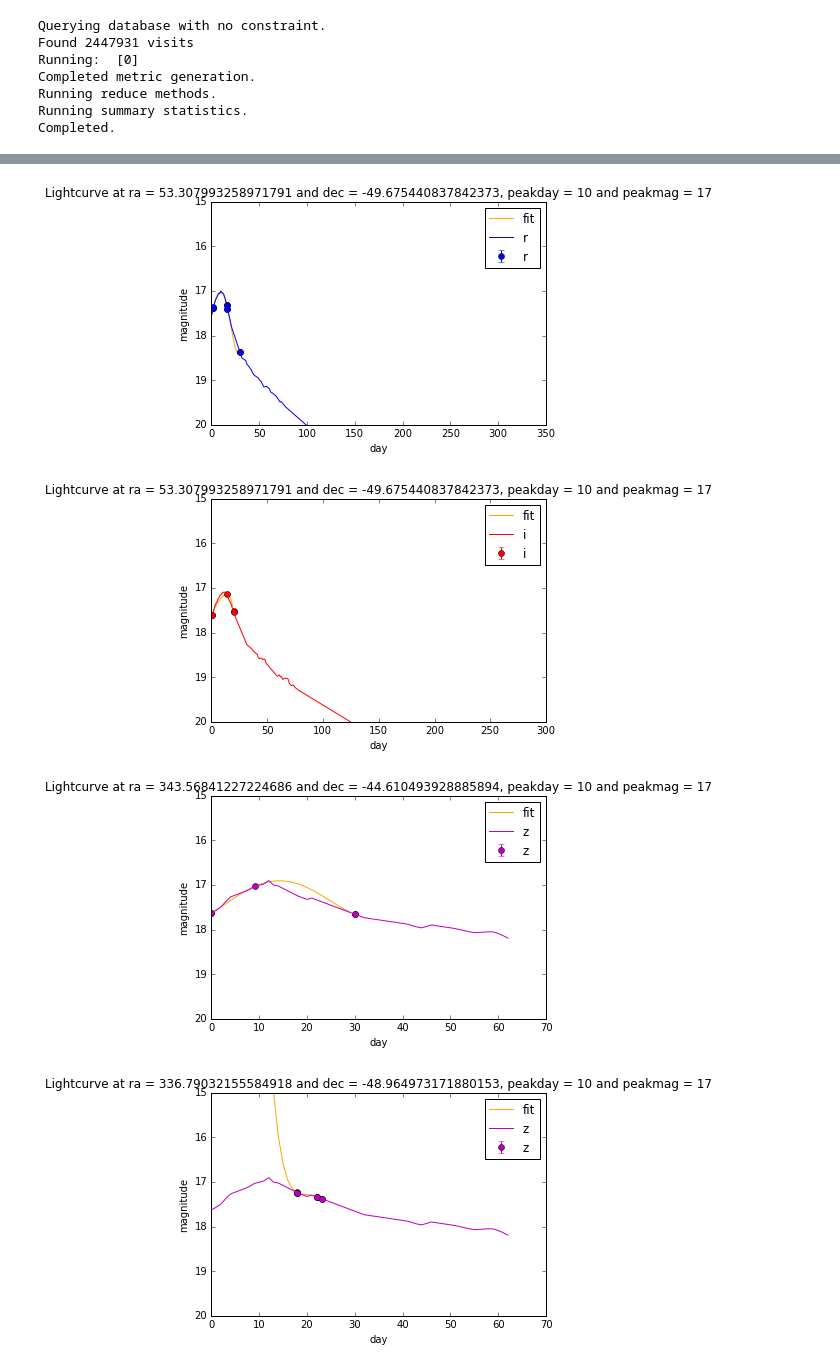
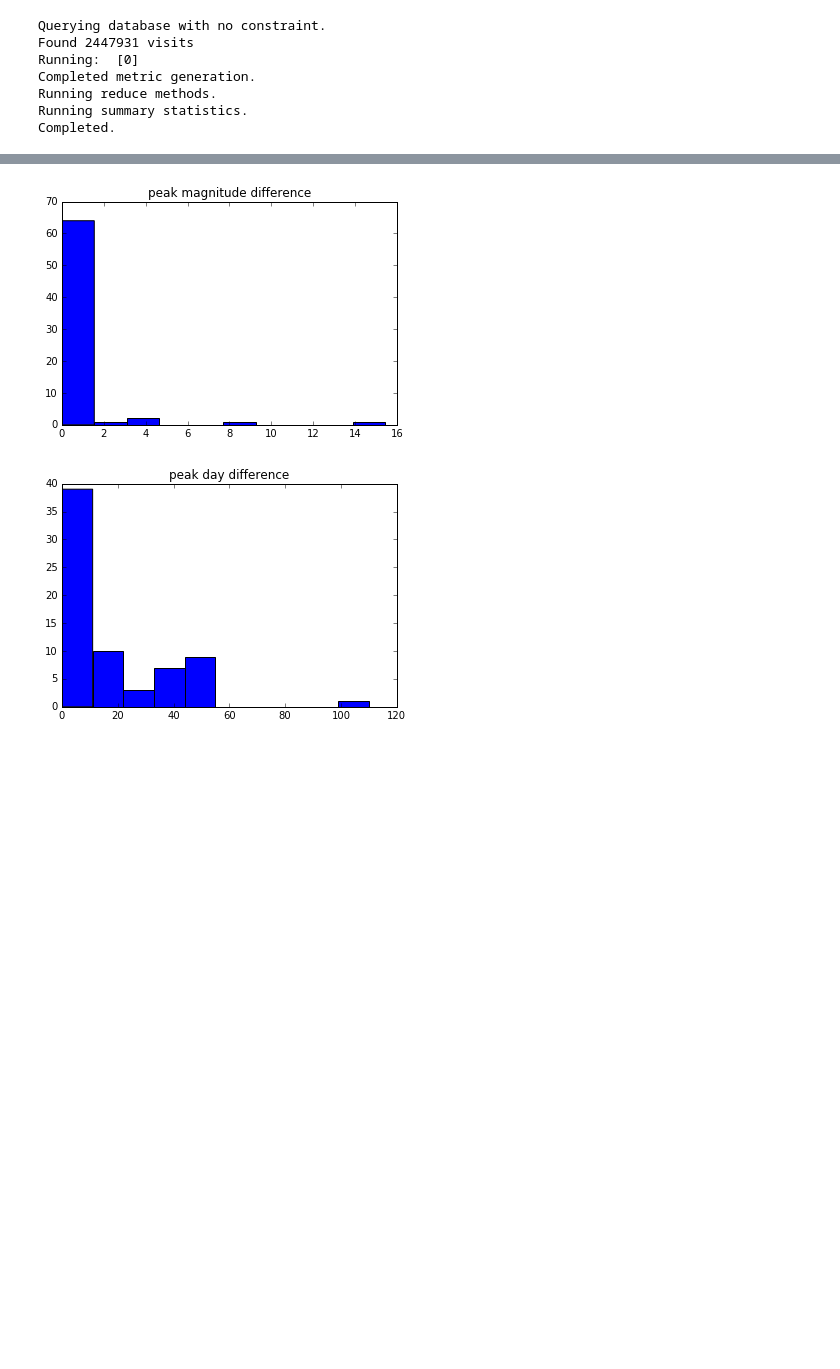
Before and after one commit to hbowden3/LSST_Supernova, a Jupyter notebook: Supernova Resample with Polynomials.ipynb, the cells around one changed output, grey strips where cells are left out. Cells and saved outputs as stored; diff of their text form; code cells hidden in the pictures; blank space fills up the shorter version.

```diff
--- a/Supernova Resample with Polynomials.ipynb
+++ b/Supernova Resample with Polynomials.ipynb
@@ -272,30 +295,46 @@ def resampled_peak_day(opsim_fmatch2, f, adjusted_lc_table, ra, dec):
+# %%
+def peak_difference(peak):
+    peak_difference = Table()
+    peak_difference.add_column(Column(name='ra'))
+    peak_difference.add_column(Column(name='dec'))
+    peak_difference.add_column(Column(name='filter'))
+    peak_difference.add_column(Column(name= peak))
+    peak_difference = Table(names=('ra', 'dec', 'filter', peak),
+                                dtype=('float', 'float', 'string', 'float'))
+    return peak_difference
+# %%
+def table_percent_with_enough():
+    percent_table = Table()
+    percent_table.add_column(Column(name='ra'))
+    percent_table.add_column(Column(name='dec'))
+    percent_table.add_column(Column(name='percent'))
+    percent_table = Table(names=('ra', 'dec', 'percent'),
+                                dtype=('float', 'float', 'float'))
+    return percent_table
 # %%
 read_curve = ReadCurve(jsonLC)
 lc_table = read_curve.read_lightcurve(jsonLC)
 peakTable = peak_brightness(lc_table)
 survey = createdict_for_mjd_filter_depth(bundle)
-bdict = {}
+percent_table = table_percent_with_enough()
+peak1 = 'peak magnitude difference'
+peak2 = 'peak day difference'
+peak_mag_difference = peak_difference(peak1)
+peak_day_difference = peak_difference(peak2)
+enough = 0.
+not_enough = 0.
 for coord in range(len(bundle.metricValues)):
-    enough = 0.
-    not_enough = 0.
-    opsim = list(survey)
-    opsim = opsim[coord]
-    opsim = opsim['fieldRA', 'fieldDec', 'day', 'filter', 'fiveSigmaDepth']
-    opsim = opsim[opsim['filter'] != 'u']
-    opsim = opsim[opsim['filter'] != 'y']
+    #enough = 0.
+    #not_enough = 0.
+    opsim = organize_opsim_table(survey, coord)
 
     ra = np.degrees(round(opsim['fieldRA'][0], 4))
     dec = np.degrees(round(opsim['fieldDec'][0], 4))
 
-    opsim['day'] = (opsim['day'] - opsim['day'].min())
-    opsim.sort('day')
-
     for peakday in location_of_peak:
         for peakmag in height_of_peak:
             adjusted_lc_table = adjust_peak(lc_table, peakTable, peakday, peakmag)
-            new_opsim = opsim.copy()
-            new_opsim = new_opsim[new_opsim['day']< adjusted_lc_table['day'].max()]
-            new_opsim = new_opsim[new_opsim['day']> adjusted_lc_table['day'].min()]
+            new_opsim = adjust_opsim_table(opsim, adjusted_lc_table)
             lightcurve = interpolate_light_curve(adjusted_lc_table, new_opsim)
             opsim1 = resample_light_curve(lightcurve, new_opsim)
             opsim1 = calculate_error(opsim1)
@@ -311,20 +350,32 @@ for coord in range(len(bundle.metricValues)):
                 fMatch2 = np.where(opsim1['filter'] == f)
                 fMatch3 = np.where(opsim2['filter'] == f)
                 opsim_fmatch = final_opsim[fMatch]
+                opsim_fmatch['day'] = np.round(opsim_fmatch['day'])
                 opsim_fmatch2 = opsim1[fMatch2]
                 opsim_fmatch3 = opsim2[fMatch3]
-                if len(opsim_fmatch) >= 5:
+                if len(np.unique(opsim_fmatch['day'])) >= 4:
                     #print('enough points for filter = %s, ra = %r, dec = %r' %(f, ra, dec))
                     #plot_light_curve(opsim_fmatch2, f, ra, dec, peakday, peakmag)
-                    create_curve2(opsim_fmatch, opsim_fmatch3, f, adjusted_lc_table, ra, dec, peakday, peakmag)
-                    #resampled_peak_magnitude(opsim_fmatch2, f, adjusted_lc_table, ra, dec)
-                    #resampled_peak_day(opsim_fmatch2, f, adjusted_lc_table, ra, dec)
+                    #create_curve2(opsim_fmatch2, opsim_fmatch3,
+                    #              f, adjusted_lc_table, ra, dec, peakday, peakmag)
+                    peak_mag_list = resampled_peak_magnitude(opsim_fmatch2, f, adjusted_lc_table, ra, dec)
+                    peak_mag_difference.add_row(peak_mag_list)
+                    peak_day_list = resampled_peak_day(opsim_fmatch2, f, adjusted_lc_table, ra, dec)
+                    peak_day_difference.add_row(peak_day_list)
                     enough += 1
                 else:
                     not_enough += 1
-    #percent_with_atleast_4 = enough/(enough + not_enough)*100
-    #bdict[ra,dec] = percent_with_atleast_4
-#print bdict
-#print('enough = %d' %(enough))
-#print('not enough = %d' %(not_enough))
+    percent_with_atleast_4 = enough/(enough + not_enough)*100
+    percent_table.add_row([ra, dec, percent_with_atleast_4])
+#print percent_table
+print peak_mag_difference
+plt.figure()
+plt.hist(peak_mag_difference['peak magnitude difference'])
+plt.title('peak magnitude difference')
+print peak_day_difference
+plt.figure()
+plt.hist(peak_day_difference['peak day difference'])
+plt.title('peak day difference')
+print('enough = %d' %(enough))
+print('not enough = %d' %(not_enough))
 # %% [output]
@@ -331,4 +399,2 @@ for coord in range(len(bundle.metricValues)):
-[figure, old version]
+[figure, new version]
-[figure, old version]
+[figure, new version]
-[figure, removed]
-[figure, removed]
```
Also changed, not shown: parts of 15 cells of this notebook.
